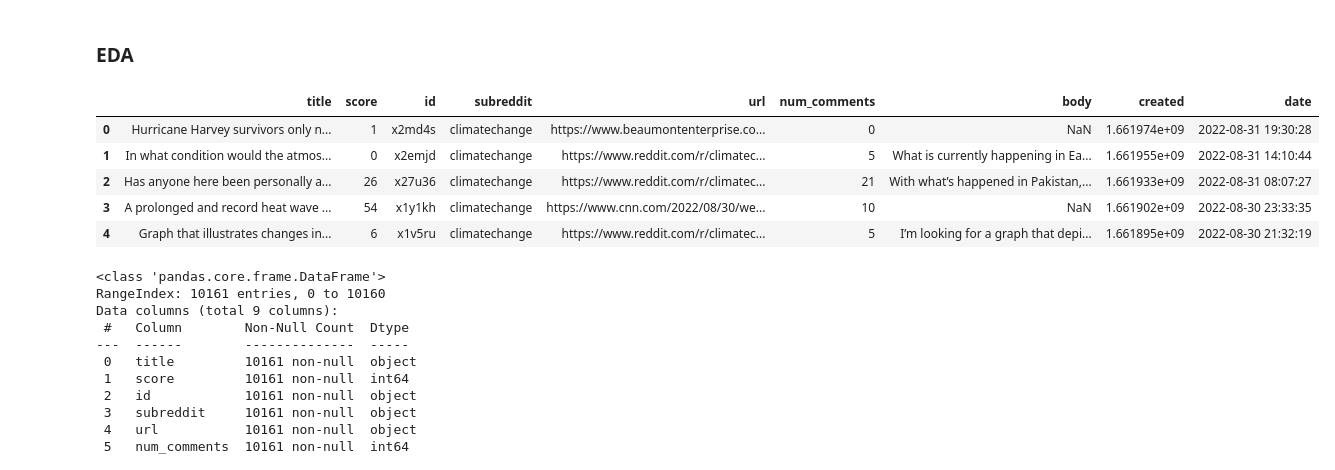
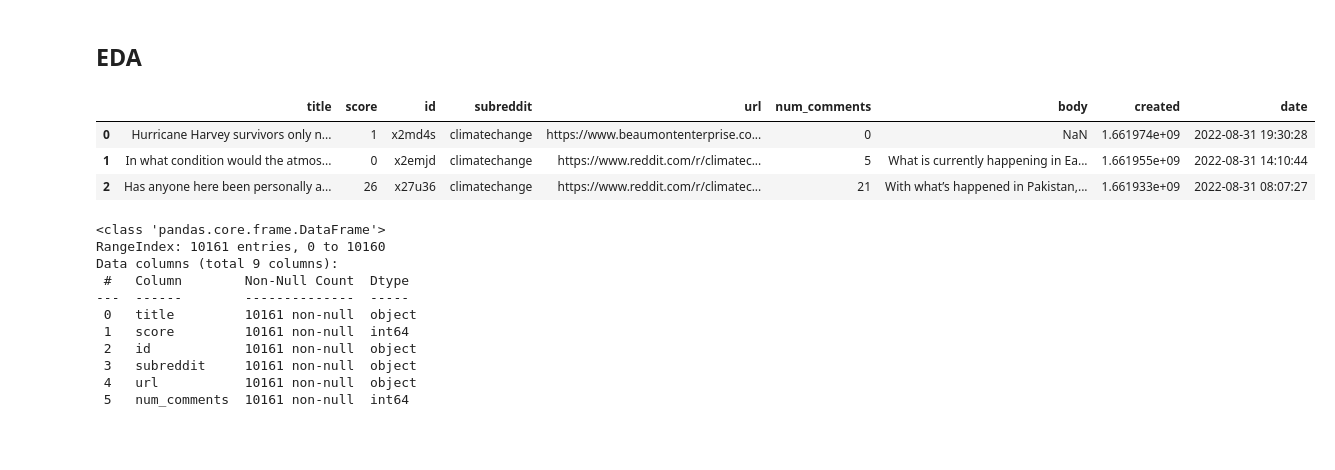
Before and after one commit to lara-es/reddit_nlp_classification, a Jupyter notebook: Modeling.ipynb, the cells around one changed output. Cells and saved outputs as stored; diff of their text form; code cells hidden in the pictures; blank space fills up the shorter version.

```diff
--- a/Modeling.ipynb
+++ b/Modeling.ipynb
@@ -1,5 +1,5 @@
 # %% [markdown]
-### EDA
+## EDA
 # %%
 # Imports:
 import pandas as pd
@@ -7,14 +17,12 @@ import numpy as np
 # %%
-# Reading in data:
+# Reading in dataset from webscraping:
 climate = pd.read_csv('./data/cc_posts.csv')
-climate.head()
+climate.head(3)
 # %% [output]
 |  | title | score | id | subreddit | url | num_comments | body | created | date |
 | 0 | Hurricane Harvey survivors only n... | 1 | x2md4s | climatechange | https://www.beaumontenterprise.co... | 0 | NaN | 1.661974e+09 | 2022-08-31 19:30:28 |
 | 1 | In what condition would the atmos... | 0 | x2emjd | climatechange | https://www.reddit.com/r/climatec... | 5 | What is currently happening in Ea... | 1.661955e+09 | 2022-08-31 14:10:44 |
 | 2 | Has anyone here been personally a... | 26 | x27u36 | climatechange | https://www.reddit.com/r/climatec... | 21 | With what’s happened in Pakistan,... | 1.661933e+09 | 2022-08-31 08:07:27 |
-| 3 | A prolonged and record heat wave ... | 54 | x1y1kh | climatechange | https://www.cnn.com/2022/08/30/we... | 10 | NaN | 1.661902e+09 | 2022-08-30 23:33:35 |
-| 4 | Graph that illustrates changes in... | 6 | x1v5ru | climatechange | https://www.reddit.com/r/climatec... | 5 | I’m looking for a graph that depi... | 1.661895e+09 | 2022-08-30 21:32:19 |
 # %%
 climate.info()
 # %% [output]
```
Also changed, not shown: parts of 36 cells of this notebook.
